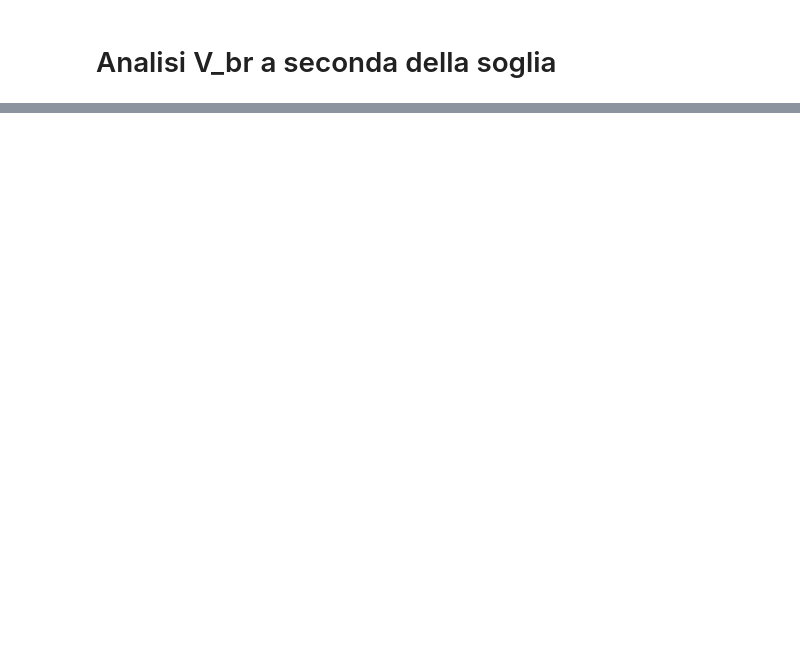
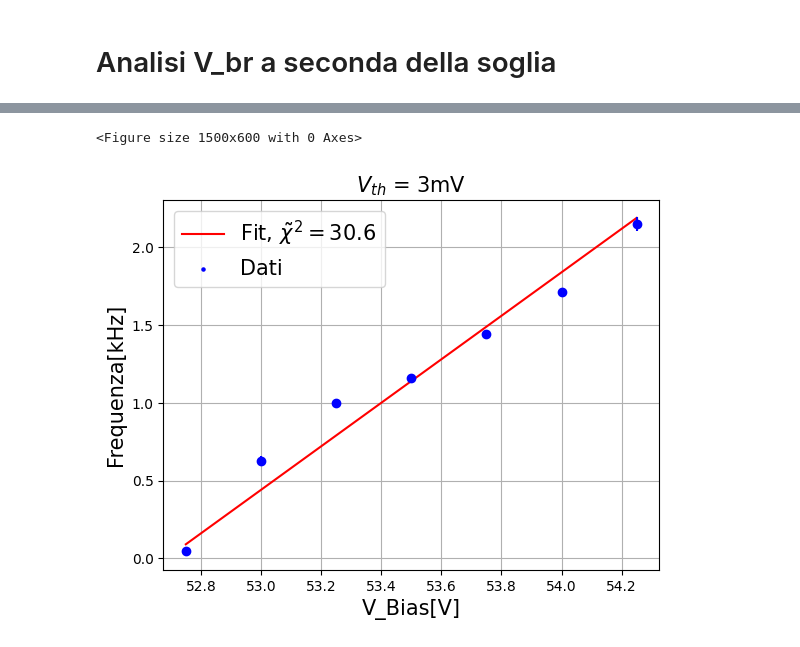
Before and after one commit to Pavar0tty/Laboratorio_SiPM, a Jupyter notebook: Analisi/Parte 1/Analisi Freq_Vb/Analisi.ipynb, the cells around one changed output, grey strips where cells are left out. Saved outputs shown, nothing was run; the diff lists cells and outputs as text; code cells hidden in the pictures; blank space fills up the shorter version.

```diff
--- a/Analisi/Parte 1/Analisi Freq_Vb/Analisi.ipynb
+++ b/Analisi/Parte 1/Analisi Freq_Vb/Analisi.ipynb
@@ -222,17 +349,21 @@ print('Q_squared/N_dof = ', A3[2])
 # %%
 assex = np.linspace(52.75, 54.25, 100000)
 assey1 = retta(assex, A1[0], A1[1])
 assey2 = retta(assex, A2[0], A2[1])
 assey3 = retta(assex, A3[0], A3[1])
+plt.figure(figsize=(15, 6))
 fig, ax = plt.subplots(nrows = 1, ncols = 1)
-plt.Figure(figsize=(10, 6))
-plt.plot(assex, assey1, color = 'red', label = 'Retta interpolata per TH = 3mV')
-ax.scatter(X, V1, color = 'blue', label = 'Dati sperimentali TH = 3mV', s = 5)
+plt.plot(assex, assey1, color = 'red', label = rf'Fit, $\tilde\chi^2 = {A1[2]:.3g}$')
+ax.scatter(X, V1, color = 'blue', label = 'Dati', s = 5)
 ax.errorbar(X, V1, S1, fmt = 'o', color = 'blue')
 ax.grid()
-ax.set_xlabel("V_Bias[V]")
-ax.set_ylabel("Frequenza[kHz]")
-ax.legend()
+plt.title('$V_{th}$ = 3mV', fontsize=15)
+ax.set_xlabel("V_Bias[V]", fontsize=15)
+ax.set_ylabel("Frequenza[kHz]", fontsize=15)
+ax.legend(fontsize=15)
 plt.savefig('Analisi\Parte 1\Analisi Freq_Vb\TH3.png', dpi = 300)
 plt.show()
+# %% [output]
+<Figure size 1500x600 with 0 Axes>
+[figure, added]
 # %%
```
Also changed, not shown: parts of 12 cells of this notebook, 5 other files.
